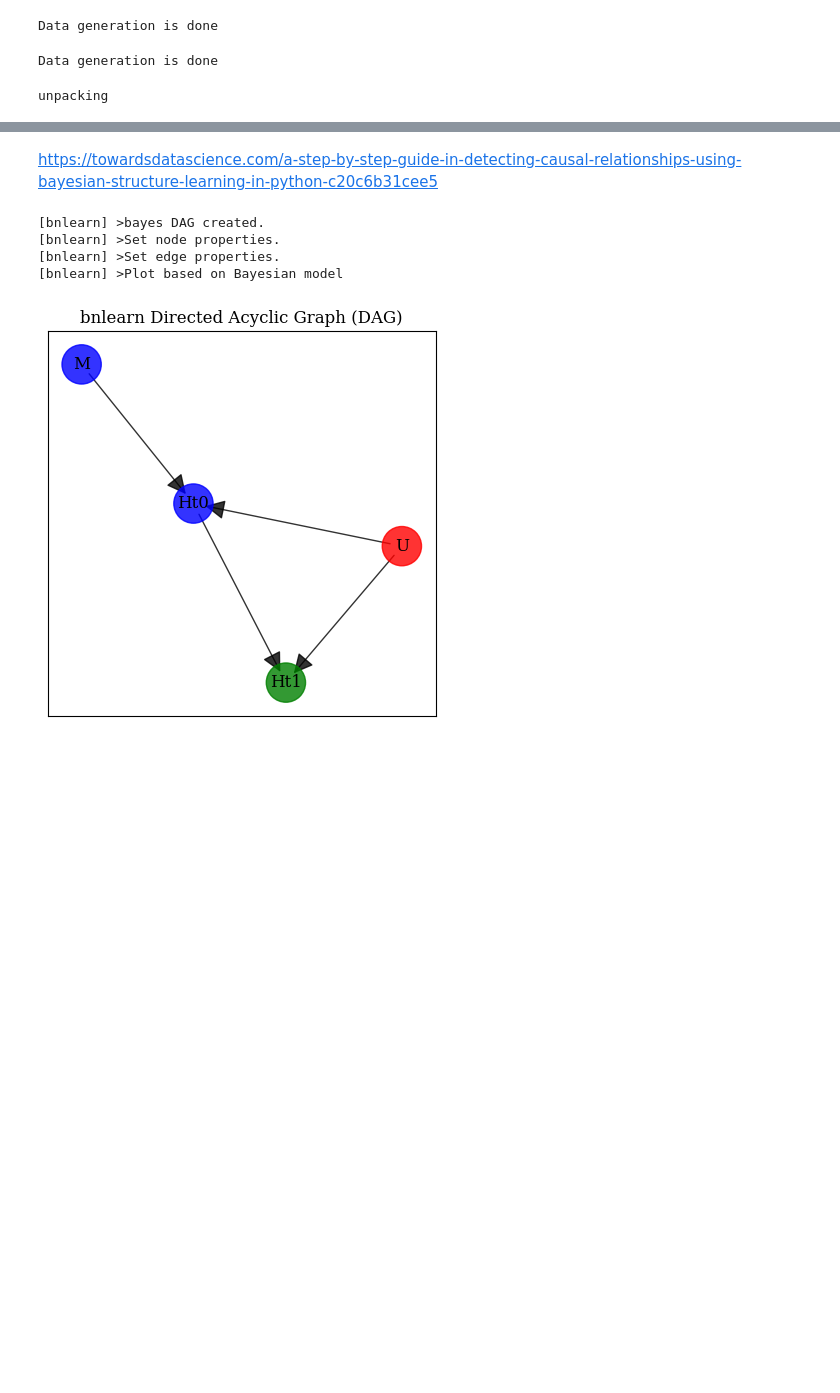
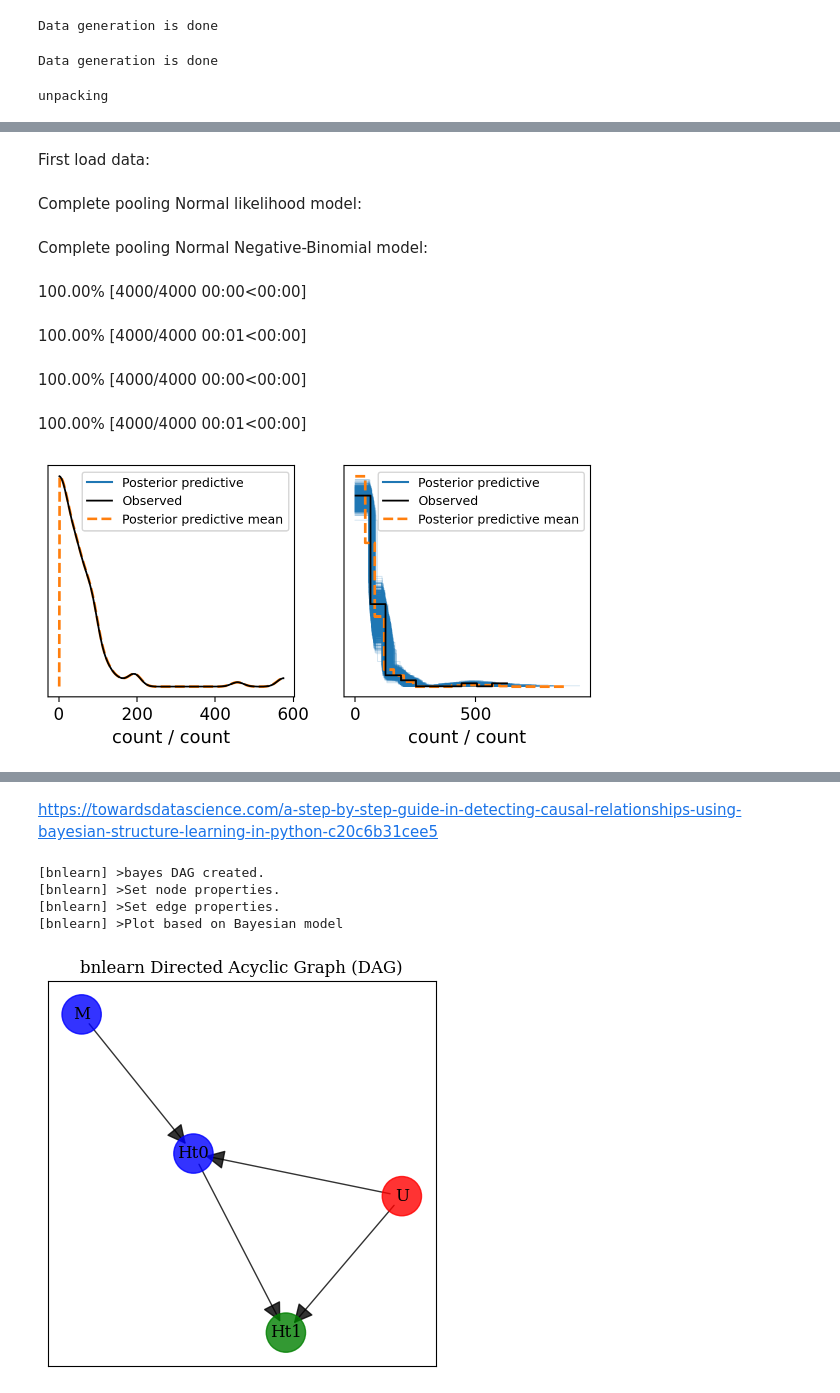
Before and after one commit to gkanfer/AIPySdeAnalyzer, a Jupyter notebook: bayesCell_analysis.ipynb, the cells around one changed output, grey strips where cells are left out. Drawn from its saved outputs; the diff is of its cells as text; code cells hidden in the pictures; blank space fills up the shorter version.

```diff
--- a/bayesCell_analysis.ipynb
+++ b/bayesCell_analysis.ipynb
@@ -132,0 +221,54 @@ We assume that our data inherently exhibit high dispersion across both features
+# %% [markdown]
+First load data:
+# %%
+dftall_h0 = dftall.loc[dftall["tag"]==0,:]
+dftall_h1 = dftall.loc[dftall["tag"]==1,:]
+dftall_M = dftall.loc[dftall["tag"]==2,:]
+
+sgRNA, mn_sgRNA = dftall_h0.sgRNA.factorize()
+Genes, mn_Genes = dftall_h0.Gene.factorize()
+h0 = dftall_h0.readCount.values
+h1 = dftall_h1.readCount.values
+M = dftall_M.readCount.values
+xy = np.ones((len(h0),2))
+xy[:,0] = h0
+xy[:,1] = h1
+coords = {"sgRNA": mn_sgRNA,"Genes": mn_Genes}
+# %% [markdown]
+Complete pooling Normal likelihood model:
+# %%
+with pm.Model(coords=coords) as Normal:
+  beta = pm.Normal("beta", 1,1)
+
+  Mu = pm.Deterministic("Mu",h1+beta*h0)
+  sigma = pm.Gamma("sigma",mu = 1, sigma = 1)
+
+  count = pm.Normal("count",mu = Mu, sigma = sigma, observed=h1)
+  trace_NCP = pm.sample(1000, tune=1000, nuts_sampler="numpyro", target_accept=0.95,chains = 4, random_seed=RANDOM_SEED)
+# %% [markdown]
+Complete pooling Normal Negative-Binomial model:
+# %%
+with pm.Model(coords=coords) as NB_CP:
+  beta = pm.Normal("beta", 1,1)
+
+  Mu = pm.Deterministic("Mu",h1+beta*h0)
+  alpha = pm.Gamma("alpha",mu = 28.5, sigma = 10.5)
+
+  count = pm.NegativeBinomial("count",mu = Mu, alpha = alpha, observed=h1)
+  trace_NBCP = pm.sample(1000, tune=1000, nuts_sampler="numpyro", target_accept=0.95,chains = 4, random_seed=RANDOM_SEED)
+# %%
+with Normal:
+    pm.compute_log_likelihood(trace_NCP)
+    pm.sample_posterior_predictive(trace_NCP, extend_inferencedata=True)
+with NB_CP:
+    pm.compute_log_likelihood(trace_NBCP)
+    pm.sample_posterior_predictive(trace_NBCP, extend_inferencedata=True)
+fig, axes = plt.subplots(1, 2, figsize=(7, 3))
+_ = az.plot_ppc(trace_NCP, group='posterior',ax = axes[0],textsize = 12)
+_ = az.plot_ppc(trace_NBCP, group='posterior',ax = axes[1],textsize = 12)
+# %% [output]
+100.00% [4000/4000 00:00<00:00]
+100.00% [4000/4000 00:01<00:00]
+100.00% [4000/4000 00:00<00:00]
+100.00% [4000/4000 00:01<00:00]
+[figure, added]
```
Also changed, not shown: parts of 41 cells of this notebook.
